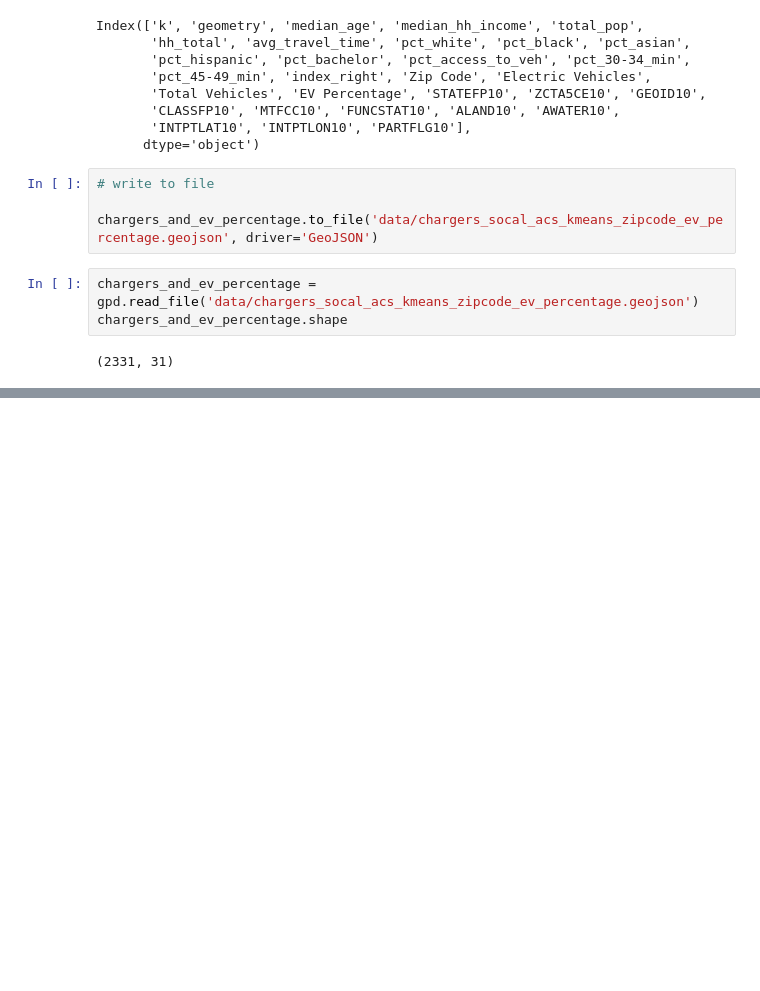
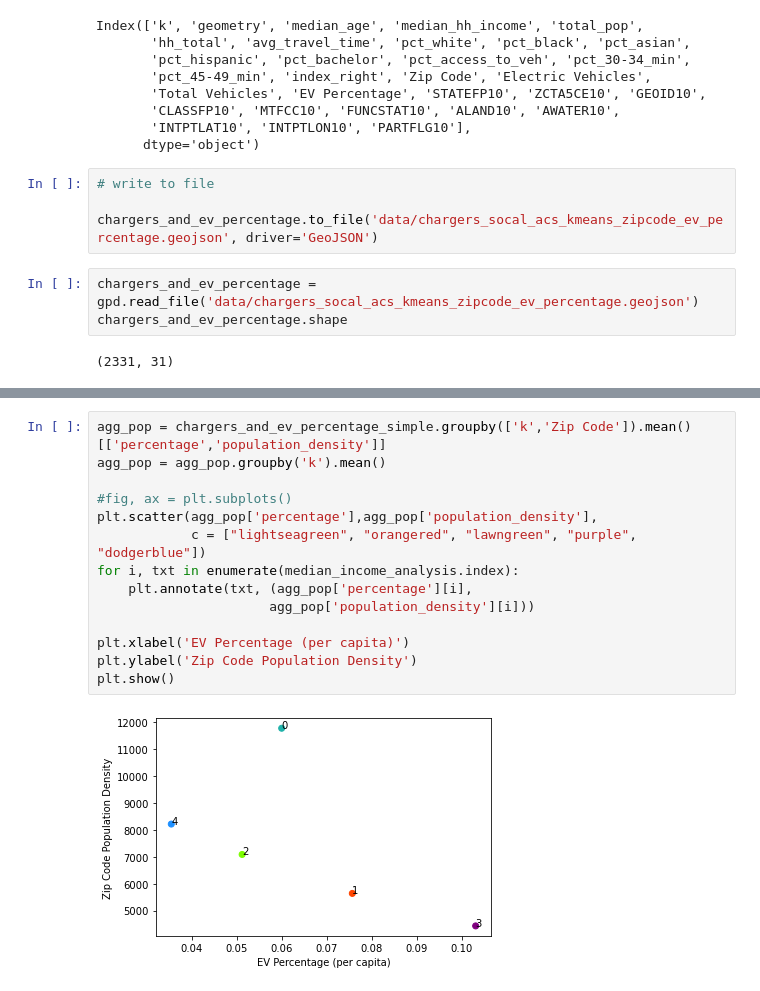
Before and after one commit to jarviskroos7/SoCalEVCSNetwork, a Jupyter notebook: notebooks/dmv.ipynb, the cells around one changed output, grey strips where cells are left out. Drawn from its saved outputs; the diff is of its cells as text; blank space fills up the shorter version.

```diff
--- a/notebooks/dmv.ipynb
+++ b/notebooks/dmv.ipynb
@@ -335,0 +649,16 @@ Datum: World Geodetic System 1984
+# %%
+agg_pop = chargers_and_ev_percentage_simple.groupby(['k','Zip Code']).mean()[['percentage','population_density']]
+agg_pop = agg_pop.groupby('k').mean()
+
+#fig, ax = plt.subplots()
+plt.scatter(agg_pop['percentage'],agg_pop['population_density'],
+            c = ["lightseagreen", "orangered", "lawngreen", "purple", "dodgerblue"])
+for i, txt in enumerate(median_income_analysis.index):
+    plt.annotate(txt, (agg_pop['percentage'][i],
+                      agg_pop['population_density'][i]))
+
+plt.xlabel('EV Percentage (per capita)')
+plt.ylabel('Zip Code Population Density')
+plt.show()
+# %% [output]
+[figure, added]
```
Also changed, not shown: parts of 33 cells of this notebook, 2 other files.
